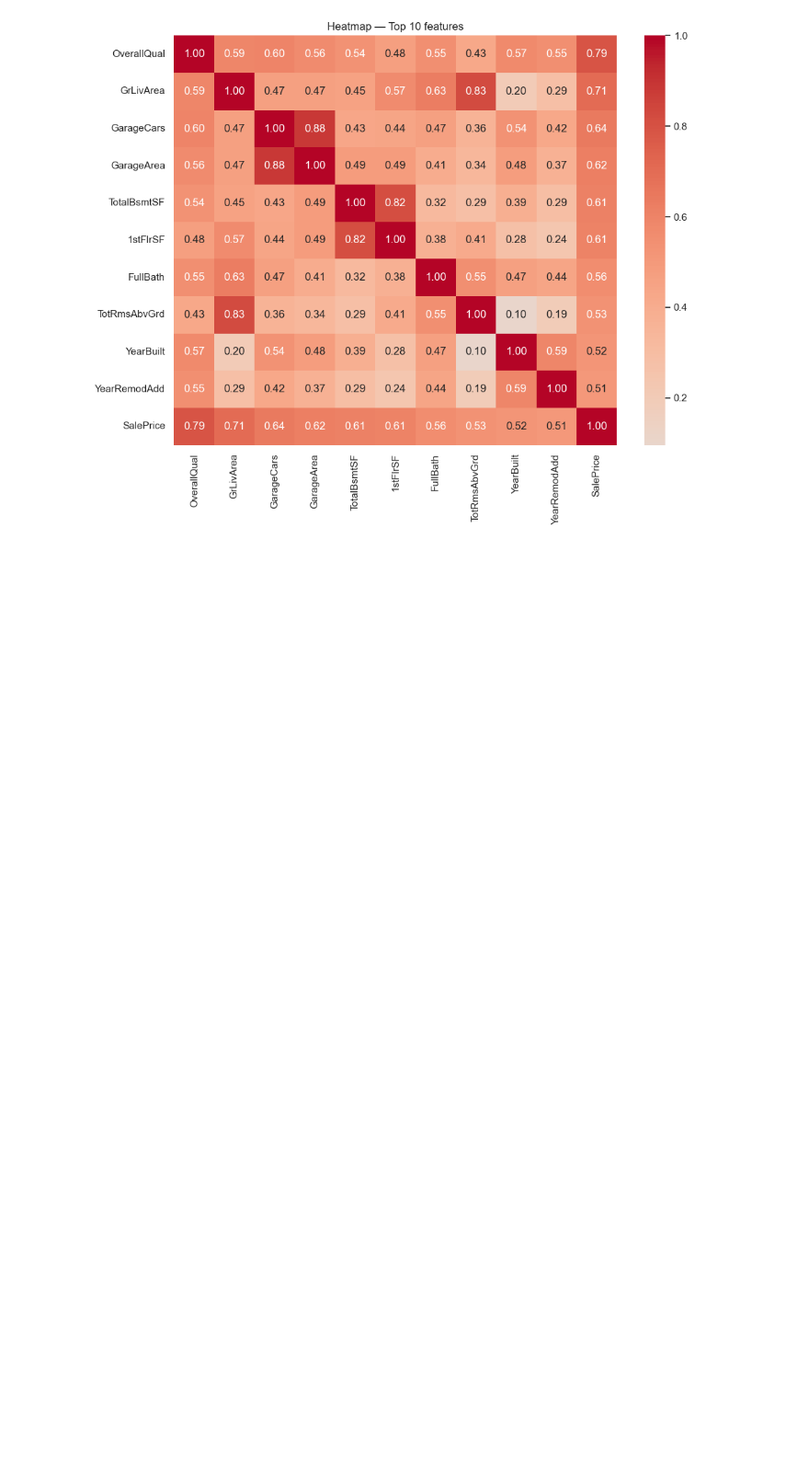
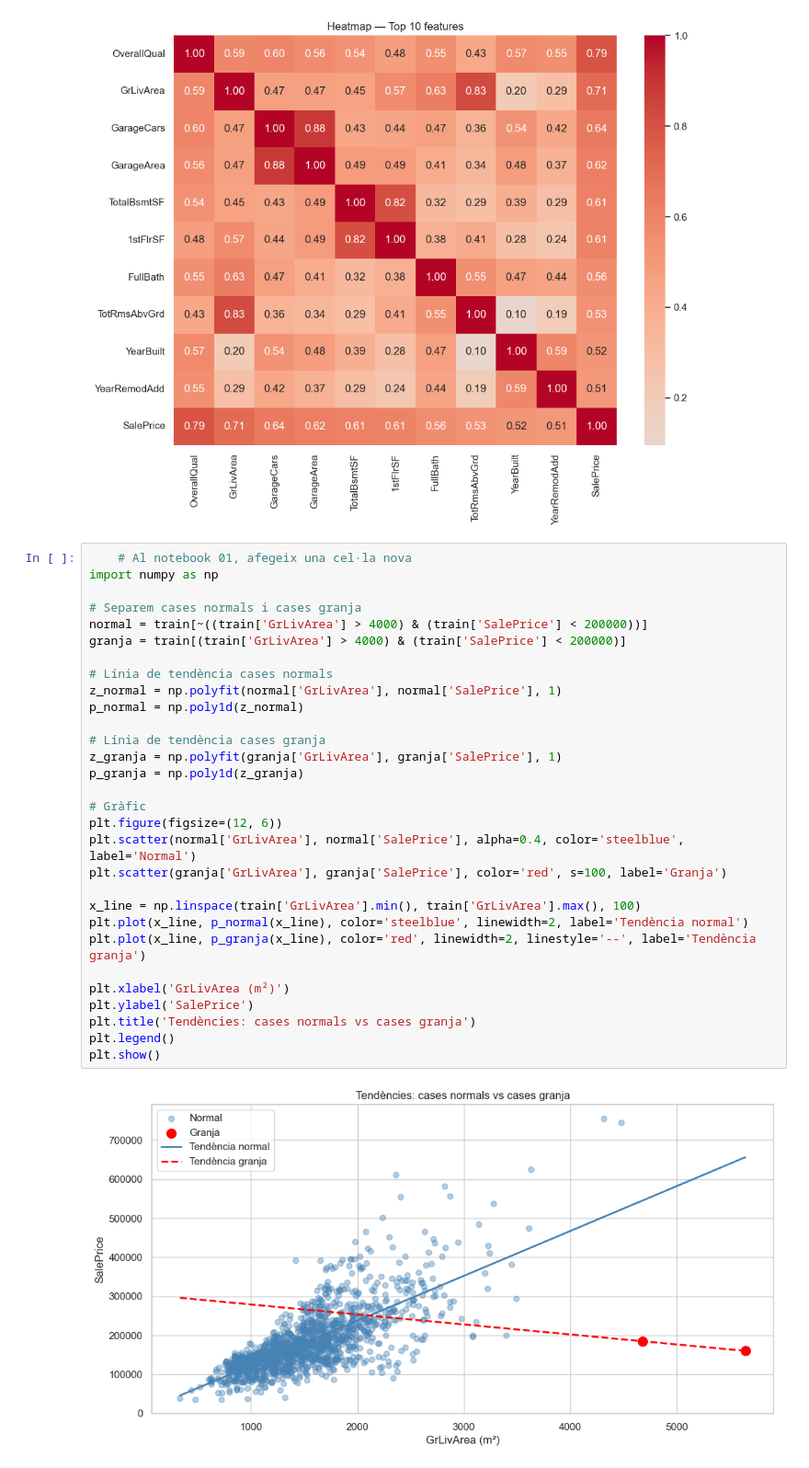
Before and after one commit to Carontsubs/kaggle-house-prices, a Jupyter notebook: notebooks/01_EDA.ipynb, the cells around one changed output. Shown at 92% size. Drawn from its saved outputs; the diff is of its cells as text; blank space fills up the shorter version.

Commit message:
feat: notebook 01 - con de distribució i outliers visuals

```diff
--- a/notebooks/01_EDA.ipynb
+++ b/notebooks/01_EDA.ipynb
@@ -167,3 +167,35 @@ plt.tight_layout()
 plt.show()
 # %% [output]
 [figure]
+# %%
+    # Al notebook 01, afegeix una cel·la nova
+import numpy as np
+
+# Separem cases normals i cases granja
+normal = train[~((train['GrLivArea'] > 4000) & (train['SalePrice'] < 200000))]
+granja = train[(train['GrLivArea'] > 4000) & (train['SalePrice'] < 200000)]
+
+# Línia de tendència cases normals
+z_normal = np.polyfit(normal['GrLivArea'], normal['SalePrice'], 1)
+p_normal = np.poly1d(z_normal)
+
+# Línia de tendència cases granja
+z_granja = np.polyfit(granja['GrLivArea'], granja['SalePrice'], 1)
+p_granja = np.poly1d(z_granja)
+
+# Gràfic
+plt.figure(figsize=(12, 6))
+plt.scatter(normal['GrLivArea'], normal['SalePrice'], alpha=0.4, color='steelblue', label='Normal')
+plt.scatter(granja['GrLivArea'], granja['SalePrice'], color='red', s=100, label='Granja')
+
+x_line = np.linspace(train['GrLivArea'].min(), train['GrLivArea'].max(), 100)
+plt.plot(x_line, p_normal(x_line), color='steelblue', linewidth=2, label='Tendència normal')
+plt.plot(x_line, p_granja(x_line), color='red', linewidth=2, linestyle='--', label='Tendència granja')
+
+plt.xlabel('GrLivArea (m²)')
+plt.ylabel('SalePrice')
+plt.title('Tendències: cases normals vs cases granja')
+plt.legend()
+plt.show()
+# %% [output]
+[figure, added]
```
Also changed, not shown: parts of 5 cells of this notebook, 2 other files.
